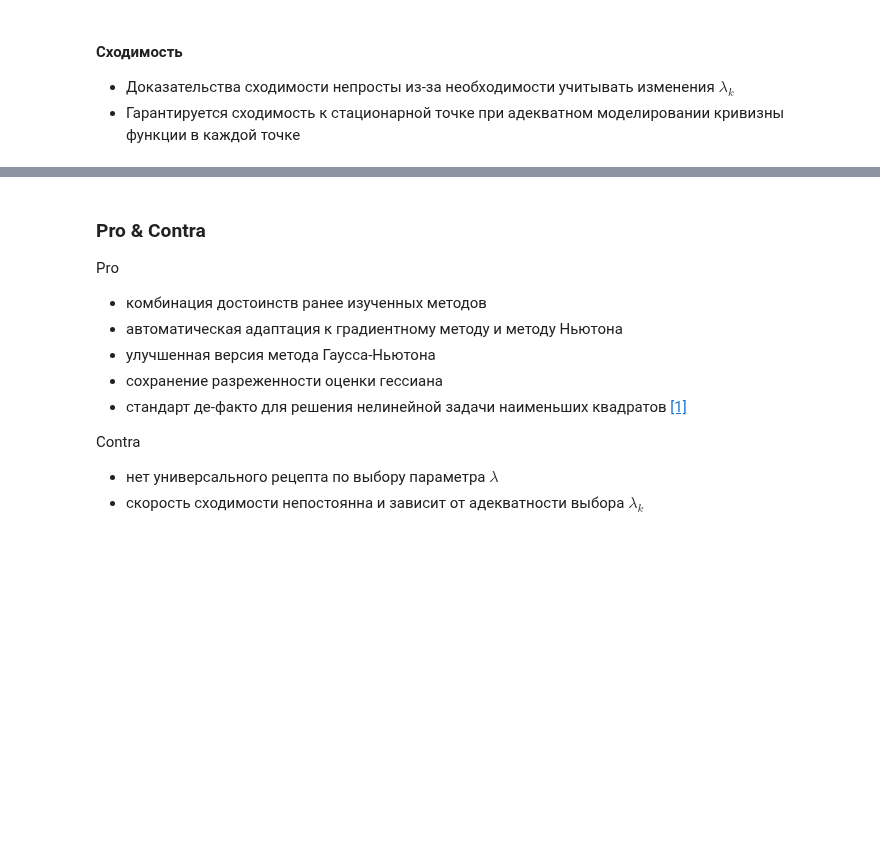
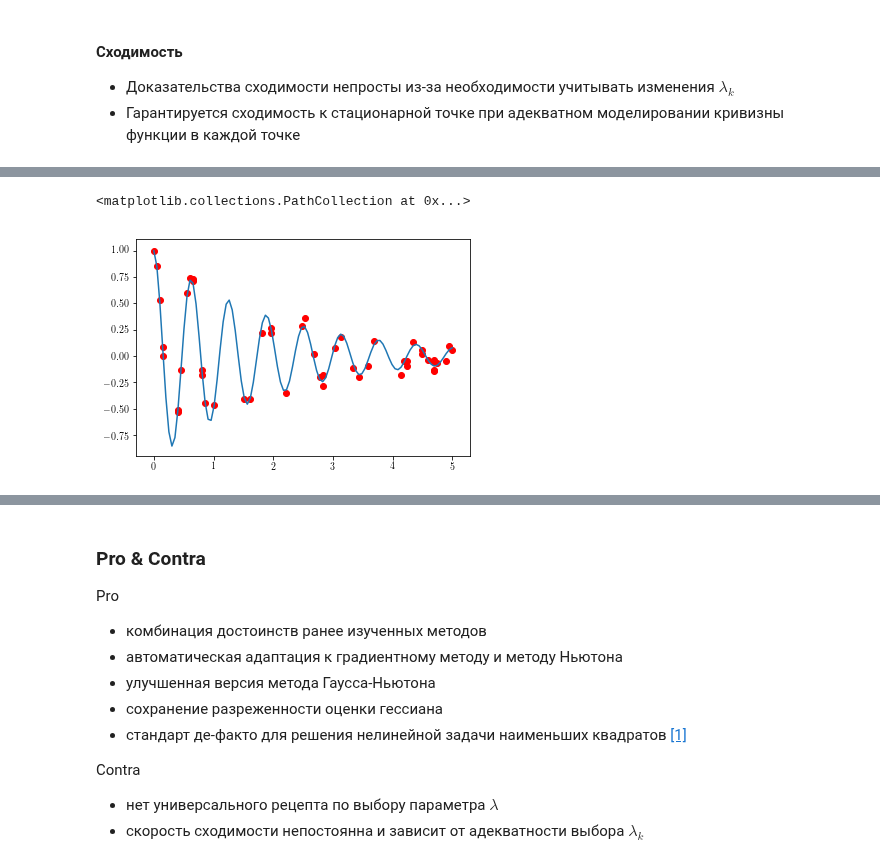
Before and after one commit to amkatrutsa/optimization_course, a Jupyter notebook: 16-LSQ/Seminar16.ipynb, the cells around one changed output, grey strips where cells are left out. Drawn from its saved outputs; the diff is of its cells as text; code cells hidden in the pictures; blank space fills up the shorter version.

```diff
--- a/16-LSQ/Seminar16.ipynb
+++ b/16-LSQ/Seminar16.ipynb
@@ -401,0 +425,9 @@ $$
+# %%
+num_samples = 50
+x_samples = np.random.choice(x_range, size=num_samples)
+y_samples = f(x_samples) + 0.05 * np.random.randn(num_samples)
+plt.plot(x_range, f(x_range))
+plt.scatter(x_samples, y_samples, c="red")
+# %% [output]
+<matplotlib.collections.PathCollection at 0x...>
+[figure, added]
```
Also changed, not shown: parts of 7 cells of this notebook, 1 other file.
